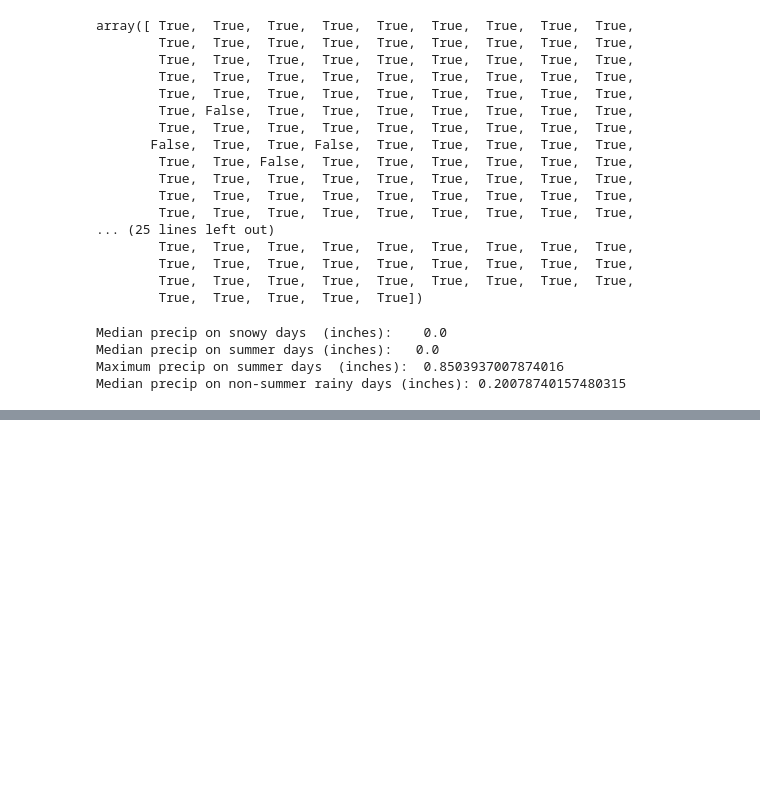
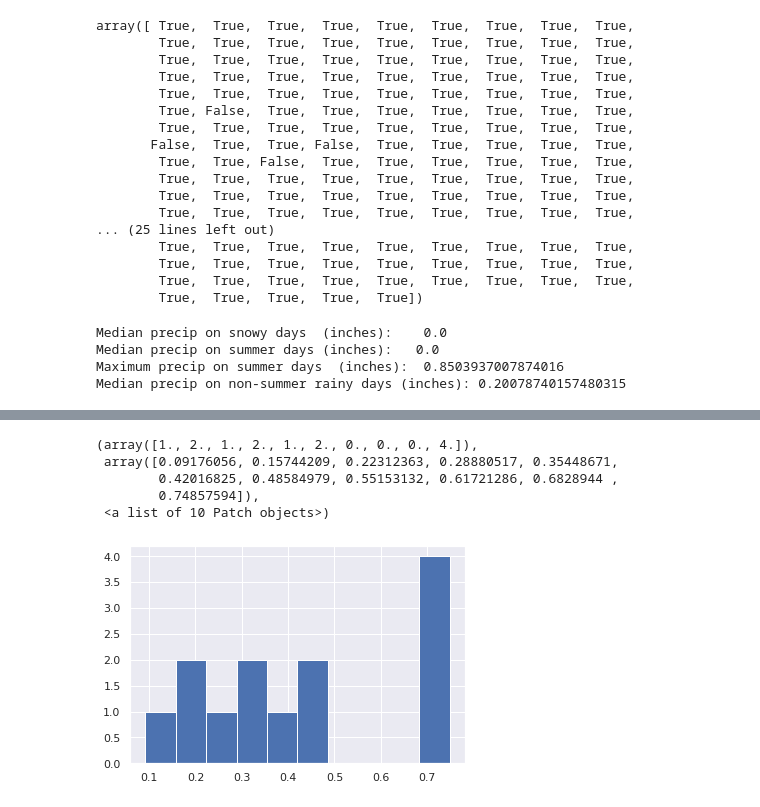
Before and after one commit to themanoftalent/pythondata, a Jupyter notebook: numpy2.ipynb, the cells around one changed output, grey strips where cells are left out. Drawn from its saved outputs; the diff is of its cells as text; code cells hidden in the pictures; blank space fills up the shorter version.

```diff
--- a/numpy2.ipynb
+++ b/numpy2.ipynb
@@ -195,0 +406,9 @@ Median precip on non-summer rainy days (inches): 0.20078740157480315
+# %%
+plt.hist(fd[:,0])
+# %% [output]
+(array([1., 2., 1., 2., 1., 2., 0., 0., 0., 4.]),
+ array([0.09176056, 0.15744209, 0.22312363, 0.28880517, 0.35448671,
+        0.42016825, 0.48584979, 0.55153132, 0.61721286, 0.6828944 ,
+        0.74857594]),
+ <a list of 10 Patch objects>)
+[figure, added]
```
Also changed, not shown: parts of 25 cells of this notebook.
